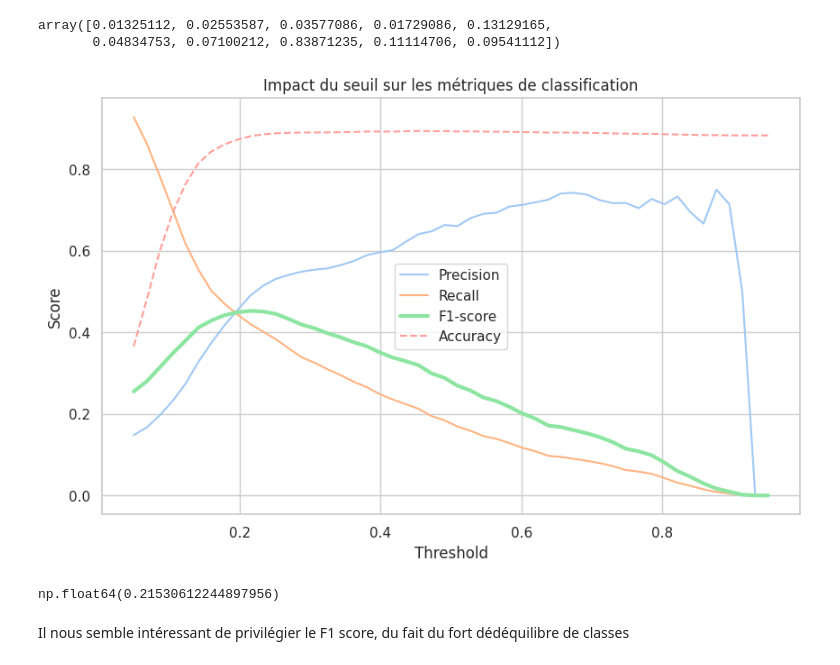
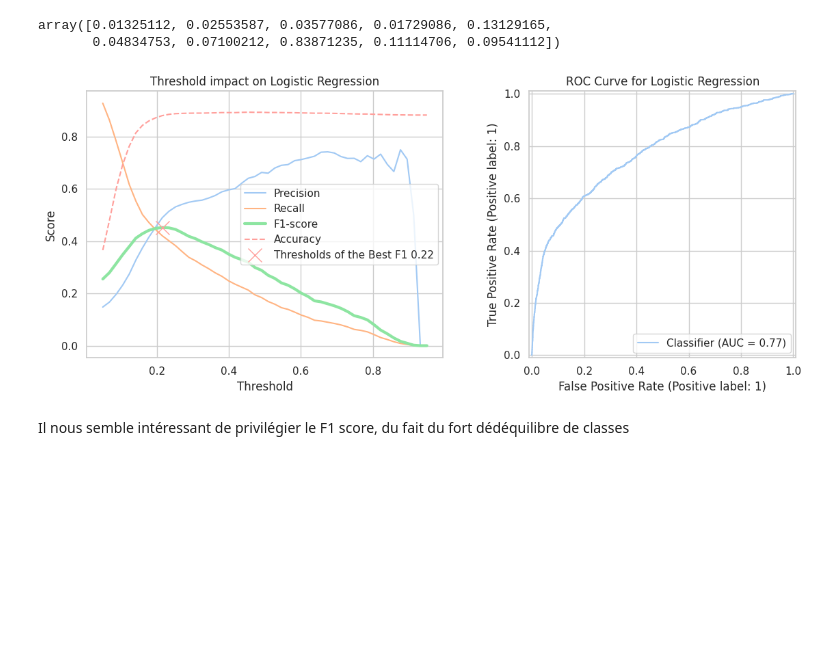
Before and after one commit to Khadija-Ammar/ml-uncertainty-quantification-and-sources, a Jupyter notebook: encodage Dunand + ML.ipynb, the cells around one changed output. Cells and saved outputs as stored; diff of their text form; code cells hidden in the pictures; blank space fills up the shorter version.

```diff
--- a/encodage Dunand + ML.ipynb
+++ b/encodage Dunand + ML.ipynb
@@ -138,25 +144,28 @@ for t in thresholds:
 # %%
-plt.figure(figsize=(10, 6))
+fig, axes = plt.subplots(1, 2, figsize=(12, 5))
 
-plt.plot(thresholds, precision_list, label="Precision")
-plt.plot(thresholds, recall_list, label="Recall")
-plt.plot(thresholds, f1_list, label="F1-score", linewidth=3)
-plt.plot(thresholds, accuracy_list, label="Accuracy", linestyle="--")
+# Premier graphique (à gauche)
+axes[0].plot(thresholds_logistic, precision_list_logistic, label="Precision")
+axes[0].plot(thresholds_logistic, recall_list_logistic, label="Recall")
+axes[0].plot(thresholds_logistic, f1_list_logistic, label="F1-score", linewidth=3)
+axes[0].plot(thresholds_logistic, accuracy_list_logistic, label="Accuracy", linestyle="--")
+axes[0].plot(thresholds_logistic[best_idx_logistic], f1_list_logistic[best_idx_logistic],
+             'rx', markersize=15, markeredgewidth=1, label=f"Thresholds of the Best F1 {thresholds_logistic[best_idx_logistic]:.2f}")
 
-plt.xlabel("Threshold")
-plt.ylabel("Score")
-plt.title("Impact du seuil sur les métriques de classification")
-plt.legend()
-plt.grid(True)
+axes[0].set_xlabel("Threshold")
+axes[0].set_ylabel("Score")
+axes[0].set_title("Threshold impact on Logistic Regression")
+axes[0].legend()
+axes[0].grid(True)
+
+# Deuxième graphique (à droite)
+RocCurveDisplay.from_predictions(y_test, y_proba, ax=axes[1])
+axes[1].set_title("ROC Curve for Logistic Regression")
+
+plt.tight_layout()
 plt.show()
 # %% [output]
-[figure, old version]
+[figure, new version]
-# %%
-best_idx = np.argmax(f1_list)
-best_threshold = thresholds[best_idx]
-best_threshold
-# %% [output]
-np.float64(0.21530612244897956)
 # %% [markdown]
 Il nous semble intéressant de privilégier le F1 score, du fait du fort dédéquilibre de classes
 # %%
```
Also changed, not shown: parts of 29 cells of this notebook.
